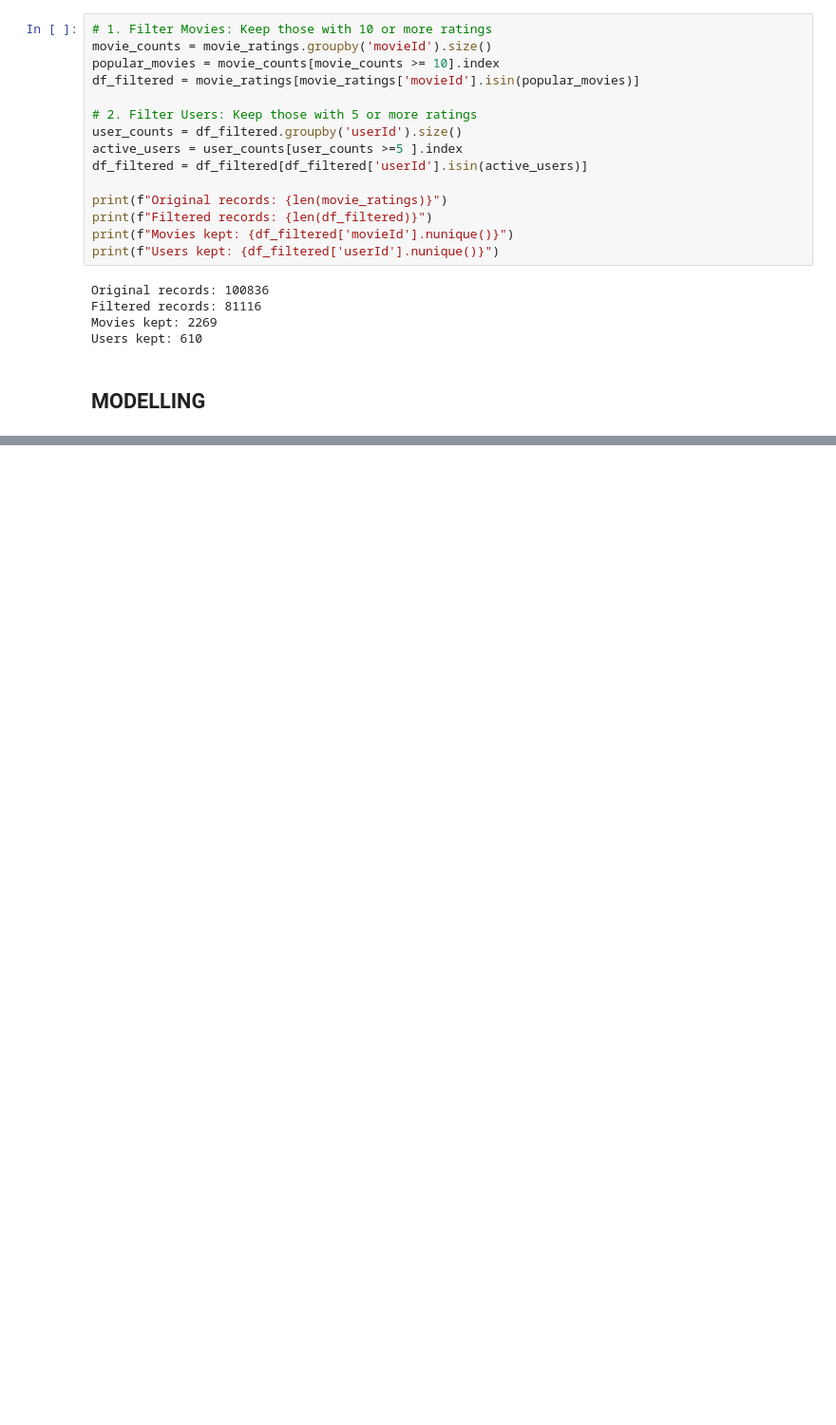
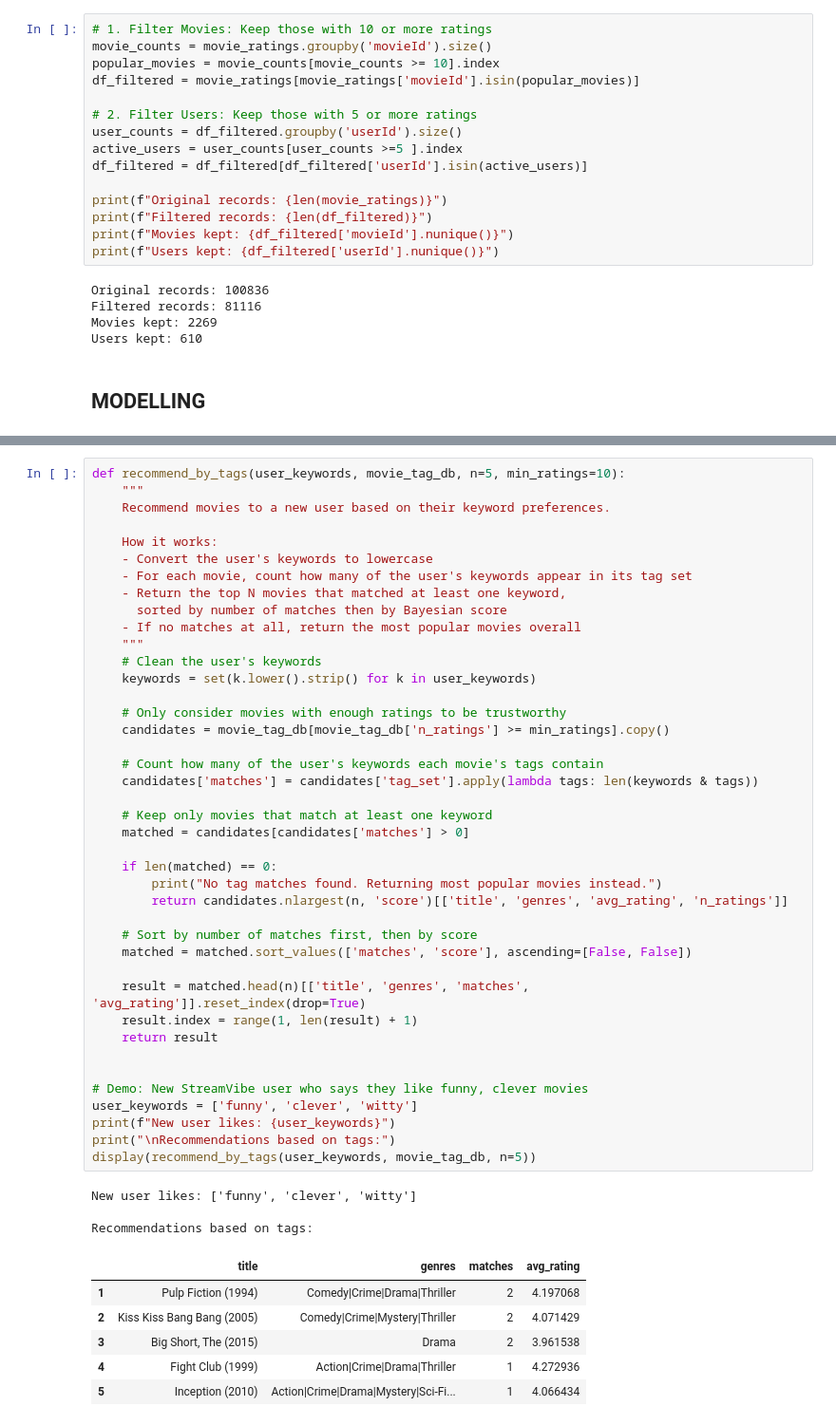
Before and after one commit to angelawachira-eng/GROUP_2-MOVIE_RECOMMENDATION_SYSTEM, a Jupyter notebook: Notebook/Recommendation_System_Project.ipynb, the cells around one changed output, grey strips where cells are left out. Shown at 95% size. Drawn from its saved outputs; the diff is of its cells as text; blank space fills up the shorter version.

```diff
--- a/Notebook/Recommendation_System_Project.ipynb
+++ b/Notebook/Recommendation_System_Project.ipynb
@@ -532,0 +849,51 @@ Users kept: 610
+# %%
+def recommend_by_tags(user_keywords, movie_tag_db, n=5, min_ratings=10):
+    """
+    Recommend movies to a new user based on their keyword preferences.
+
+    How it works:
+    - Convert the user's keywords to lowercase
+    - For each movie, count how many of the user's keywords appear in its tag set
+    - Return the top N movies that matched at least one keyword,
+      sorted by number of matches then by Bayesian score
+    - If no matches at all, return the most popular movies overall
+    """
+    # Clean the user's keywords
+    keywords = set(k.lower().strip() for k in user_keywords)
+
+    # Only consider movies with enough ratings to be trustworthy
+    candidates = movie_tag_db[movie_tag_db['n_ratings'] >= min_ratings].copy()
+
+    # Count how many of the user's keywords each movie's tags contain
+    candidates['matches'] = candidates['tag_set'].apply(lambda tags: len(keywords & tags))
+
+    # Keep only movies that match at least one keyword
+    matched = candidates[candidates['matches'] > 0]
+
+    if len(matched) == 0:
+        print("No tag matches found. Returning most popular movies instead.")
+        return candidates.nlargest(n, 'score')[['title', 'genres', 'avg_rating', 'n_ratings']]
+
+    # Sort by number of matches first, then by score
+    matched = matched.sort_values(['matches', 'score'], ascending=[False, False])
+
+    result = matched.head(n)[['title', 'genres', 'matches', 'avg_rating']].reset_index(drop=True)
+    result.index = range(1, len(result) + 1)
+    return result
+
+
+# Demo: New StreamVibe user who says they like funny, clever movies
+user_keywords = ['funny', 'clever', 'witty']
+print(f"New user likes: {user_keywords}")
+print("\nRecommendations based on tags:")
+display(recommend_by_tags(user_keywords, movie_tag_db, n=5))
+# %% [output]
+New user likes: ['funny', 'clever', 'witty']
+
+Recommendations based on tags:
+|  | title | genres | matches | avg_rating |
+| 1 | Pulp Fiction (1994) | Comedy|Crime|Drama|Thriller | 2 | 4.197068 |
+| 2 | Kiss Kiss Bang Bang (2005) | Comedy|Crime|Mystery|Thriller | 2 | 4.071429 |
+| 3 | Big Short, The (2015) | Drama | 2 | 3.961538 |
+| 4 | Fight Club (1999) | Action|Crime|Drama|Thriller | 1 | 4.272936 |
+| 5 | Inception (2010) | Action|Crime|Drama|Mystery|Sci-Fi... | 1 | 4.066434 |
```
Also changed, not shown: parts of 26 cells of this notebook.
